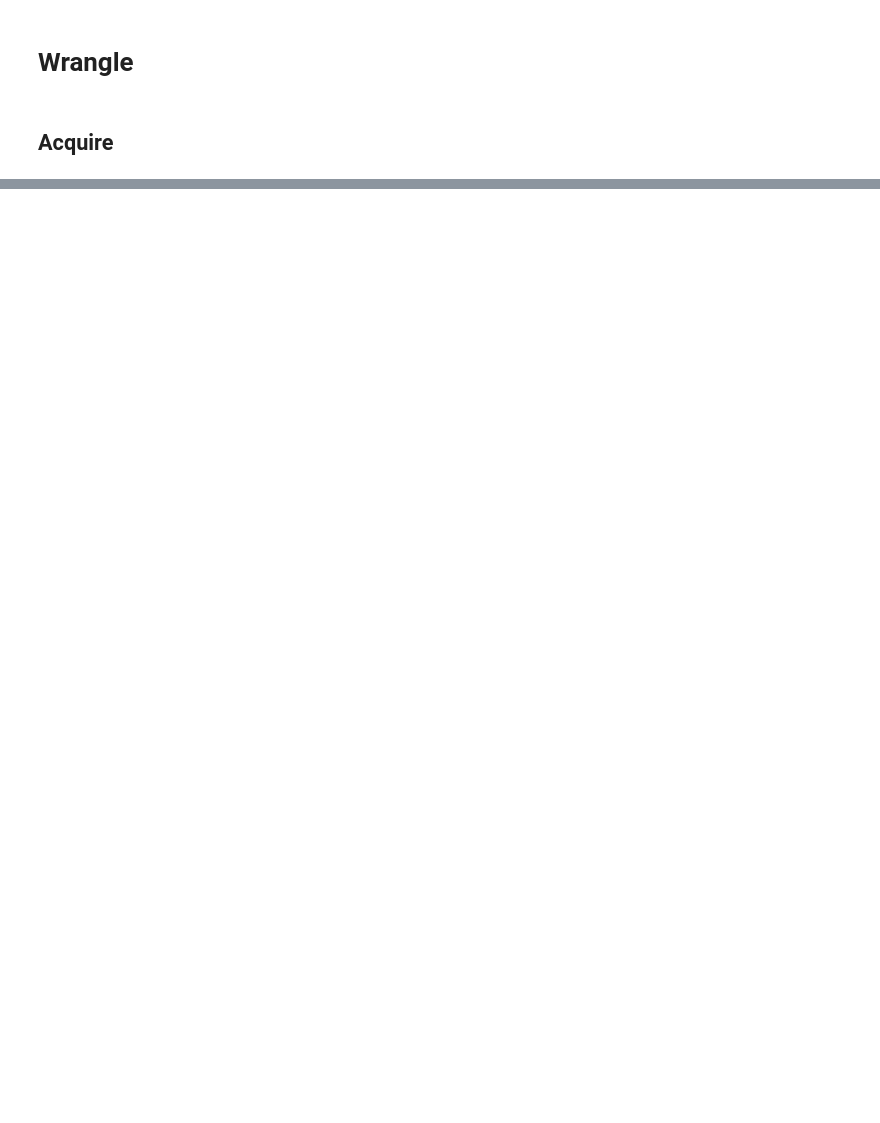
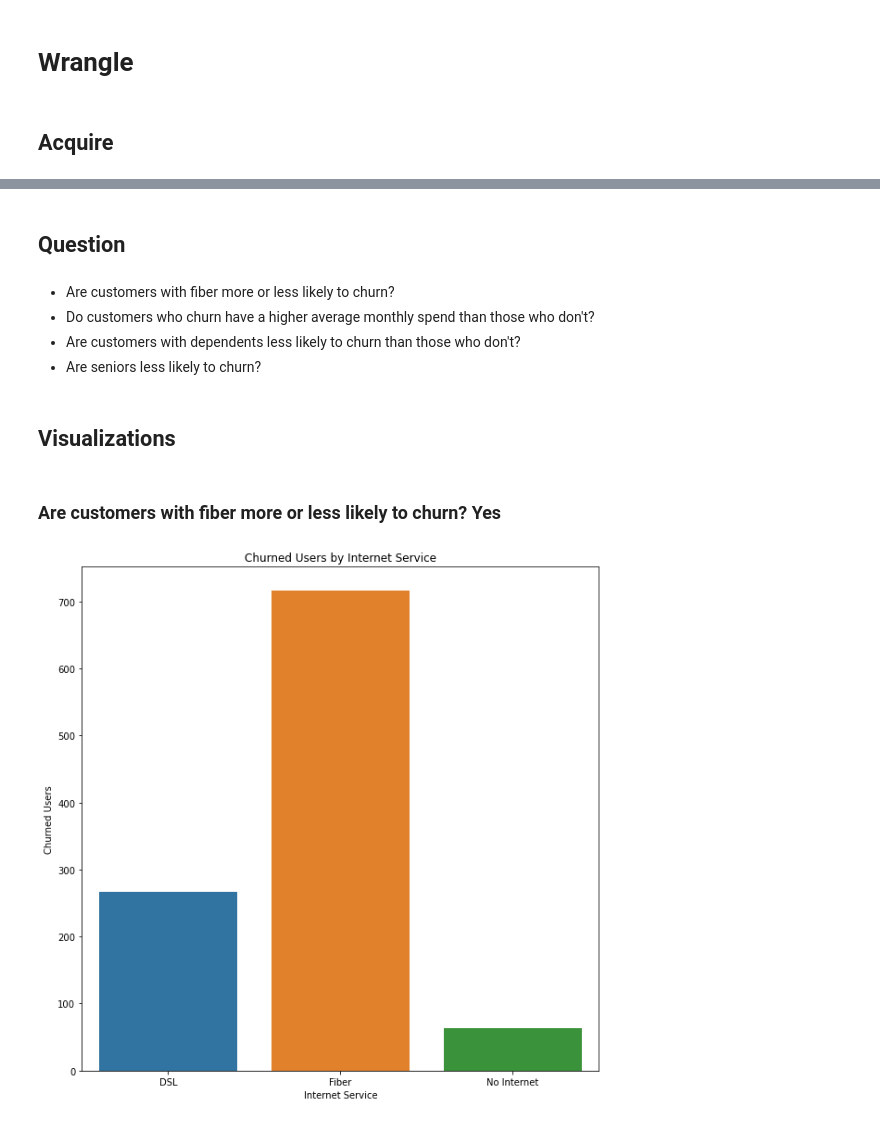
Before and after one commit to wheelerjoshua/telco_classification_project, a Jupyter notebook: telco_work_notebook.ipynb, the cells around one changed output, grey strips where cells are left out. Drawn from its saved outputs; the diff is of its cells as text; code cells hidden in the pictures; blank space fills up the shorter version.

```diff
--- a/telco_work_notebook.ipynb
+++ b/telco_work_notebook.ipynb
@@ -62,0 +44,2 @@ memory usage: 995.7+ KB
+# %%
+train, validate, test = prepare.split_telco(df)
@@ -62,0 +62,35 @@ memory usage: 995.7+ KB
+# %% [markdown]
+## Question
+# %% [markdown]
+- Are customers with fiber more or less likely to churn?
+- Do customers who churn have a higher average monthly spend than those who don't?
+- Are customers with dependents less likely to churn than those who don't?
+- Are seniors less likely to churn?
+# %% [markdown]
+## Visualizations
+# %%
+### Create df for churned customers, for ease of use in focusing on churned customers
+churned = train[train.churn == 1]
+###
+internet = pd.DataFrame(churned.internet_service_type_id.value_counts())
+internet = internet.reset_index()
+internet.rename(columns={'index':'internet_service', 'internet_service_type_id':'count'},inplace = True)
+
+dependents = pd.DataFrame(churned.dependents_Yes.value_counts())
+dependents = dependents.reset_index()
+dependents.rename(columns = {'index':'has_dependents','dependents_Yes':'count'}, inplace = True)
+
+seniors = pd.DataFrame(churned.senior_citizen.value_counts())
+seniors = seniors.reset_index()
+seniors.rename(columns = {'index':'senior_citizen','senior_citizen':'count'}, inplace = True)
+# %% [markdown]
+### Are customers with fiber more or less likely to churn? Yes
+# %%
+plt.figure(figsize = (10,10))
+sns.barplot(data = internet, y = 'count',x = internet.internet_service)
+plt.title('Churned Users by Internet Service')
+plt.xlabel('Internet Service')
+plt.ylabel('Churned Users')
+plt.xticks([0,1,2], ['DSL','Fiber','No Internet']);
+# %% [output]
+[figure, added]
```
Also changed, not shown: parts of 33 cells of this notebook, 1 other file.
